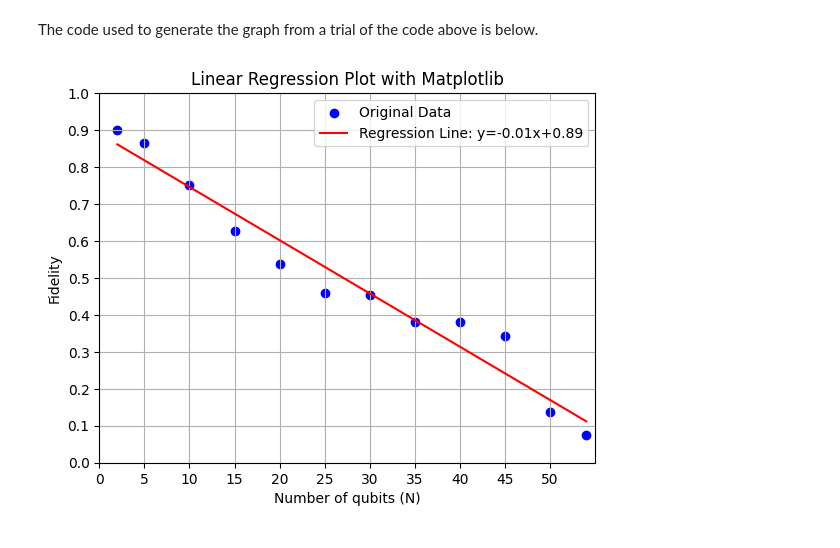
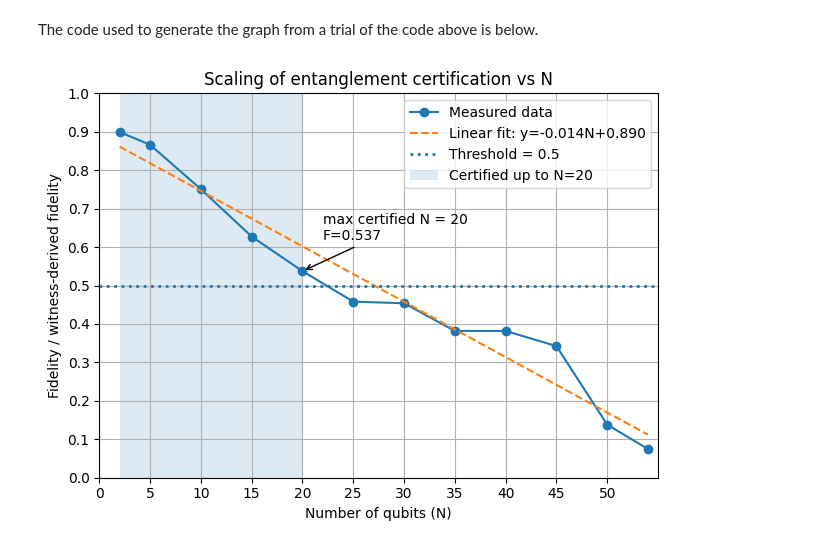
Before and after one commit to Syntanglement/Penntanglement-IQM, a Jupyter notebook: Penntanglement.ipynb, the cells around one changed output. Drawn from its saved outputs; the diff is of its cells as text; code cells hidden in the pictures.

```diff
--- a/Penntanglement.ipynb
+++ b/Penntanglement.ipynb
@@ -377,46 +499,104 @@ The code used to generate the graph from a trial of the code above is below.
 # %%
 import matplotlib.pyplot as plt
 import numpy as np
+import pandas as pd
+from pathlib import Path
+
 
 data = {
     2: 0.8994140625,
     5: 0.8662109375,
     10: 0.7507595486111112,
     15: 0.6273716517857143,
     20: 0.5374177631578947,
     25: 0.4580891927083333,
     30: 0.4538995150862069,
     35: 0.38192210477941174,
     40: 0.3817858573717949,
     45: 0.3424627130681818,
     50: 0.13805404974489796,
     54: 0.07488207547169812
 }
 
-x = np.array([i for i in data.keys()])
-y = np.array([i for i in data.values()])
+threshold = 0.5  # common GME threshold
+df = pd.DataFrame({"N": list(data.keys()), "fidelity_lb": list(data.values())}).sort_values("N")
+x = df["N"].to_numpy()
+y = df["fidelity_lb"].to_numpy()
+if len(df) >= 2:
+    m, b = np.polyfit(x, y, 1)
+    y_pred = m * x + b
+else:
+    m, b = np.nan, np.nan
+    y_pred = None
+cert_mask = y > threshold
+max_cert_N = int(x[cert_mask].max()) if cert_mask.any() else None
 
+plt.figure()
 
-m, b = np.polyfit(x, y, 1)
-y_pred = m * x + b
+# data
+plt.plot(x, y, marker="o", linestyle="-", label="Measured data")
 
-plt.scatter(x, y, color='blue', label='Original Data')
-plt.plot(x, y_pred, color='red', label=f'Regression Line: y={m:.2f}x+{b:.2f}')
+# regression line
+if y_pred is not None:
+    plt.plot(x, y_pred, linestyle="--", label=f"Linear fit: y={m:.3f}N+{b:.3f}")
 
+# threshold line
+plt.axhline(threshold, linestyle=":", linewidth=2, label=f"Threshold = {threshold}")
 
-plt.xlabel('Number of qubits (N)')
-plt.ylabel('Fidelity')
-plt.title('Linear Regression Plot with Matplotlib')
+# region shading
+if max_cert_N is not None:
+    plt.axvspan(x.min(), max_cert_N, alpha=0.15, label=f"Certified up to N={max_cert_N}")
+    idx = np.where(x == max_cert_N)[0][0]
+    plt.annotate(
+        f"max certified N = {max_cert_N}\nF={y[idx]:.3f}",
+        xy=(x[idx], y[idx]),
+        xytext=(x[idx] + 2, min(0.95, y[idx] + 0.08)),
+        arrowprops=dict(arrowstyle="->")
+    )
+
+# axes labels/title
+plt.xlabel("Number of qubits (N)")
+plt.ylabel("Fidelity / witness-derived fidelity")
+plt.title("Scaling of entanglement certification vs N")
+plt.grid(True)
 plt.legend()
-plt.grid(True)
-
 
 plt.ylim(0, 1)
 plt.yticks(np.arange(0, 1.01, 0.1))
-
 plt.xlim(0, 55)
 plt.xticks(np.arange(0, 55, 5))
 
+plt.tight_layout()
+
+# plot and table export
+outdir = Path("results")
+(outdir / "figures").mkdir(parents=True, exist_ok=True)
+(outdir / "tables").mkdir(parents=True, exist_ok=True)
+
+png_path = outdir / "figures" / "fidelity_vs_n.png"
+pdf_path = outdir / "figures" / "fidelity_vs_n.pdf"
+csv_path = outdir / "tables" / "fidelity_vs_n.csv"
+fit_path = outdir / "tables" / "fit_and_threshold.csv"
+
+plt.savefig(png_path, dpi=300, bbox_inches="tight")
+plt.savefig(pdf_path, bbox_inches="tight")
+
+df.to_csv(csv_path, index=False)
+
+pd.DataFrame([{
+    "slope": m,
+    "intercept": b,
+    "threshold": threshold,
+    "max_certified_N": max_cert_N,
+    "num_points": len(df)
+}]).to_csv(fit_path, index=False)
+
 plt.show()
+
+print("Saved:")
+print(f" - {png_path}")
+print(f" - {pdf_path}")
+print(f" - {csv_path}")
+print(f" - {fit_path}")
 # %% [output]
-[figure, old version]
+[figure, new version]
```
Also changed, not shown: parts of 13 cells of this notebook, 10 other files.
